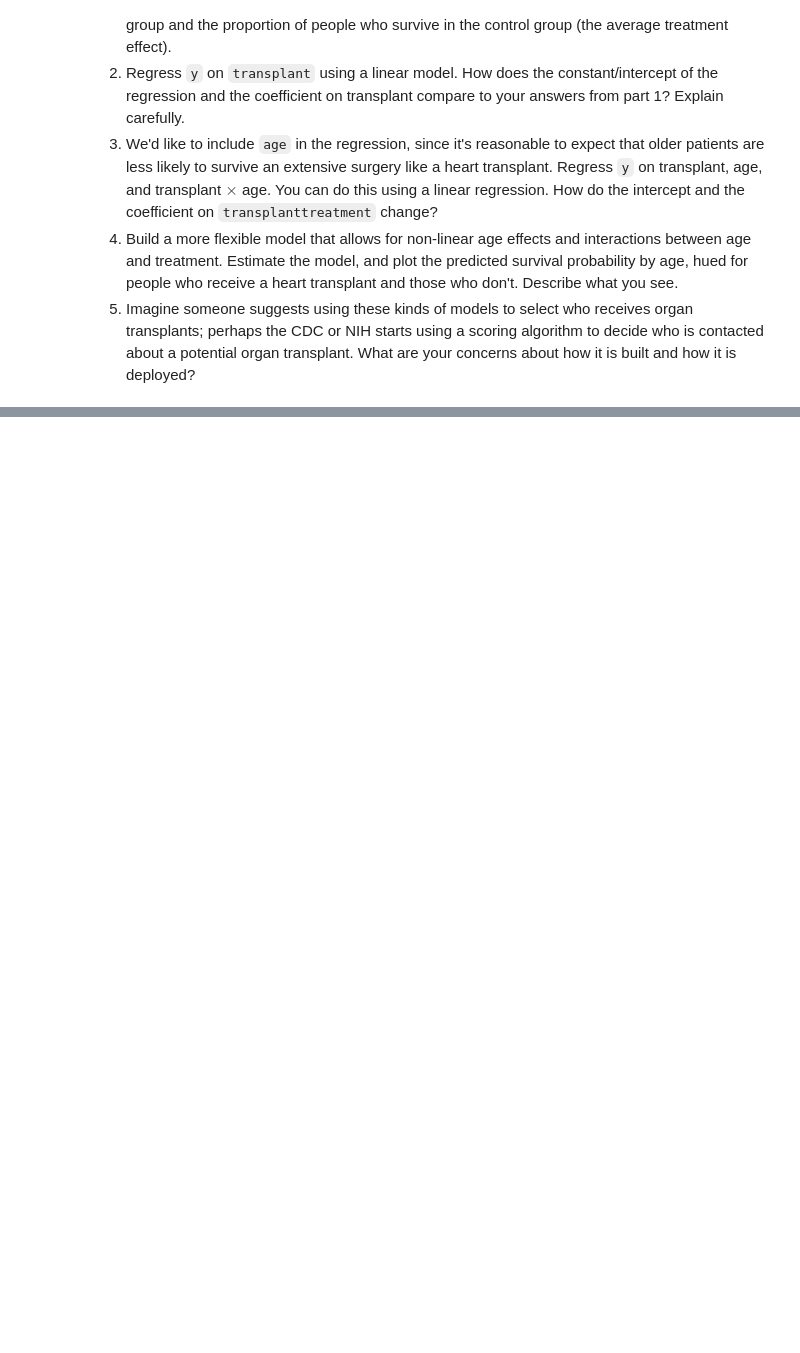
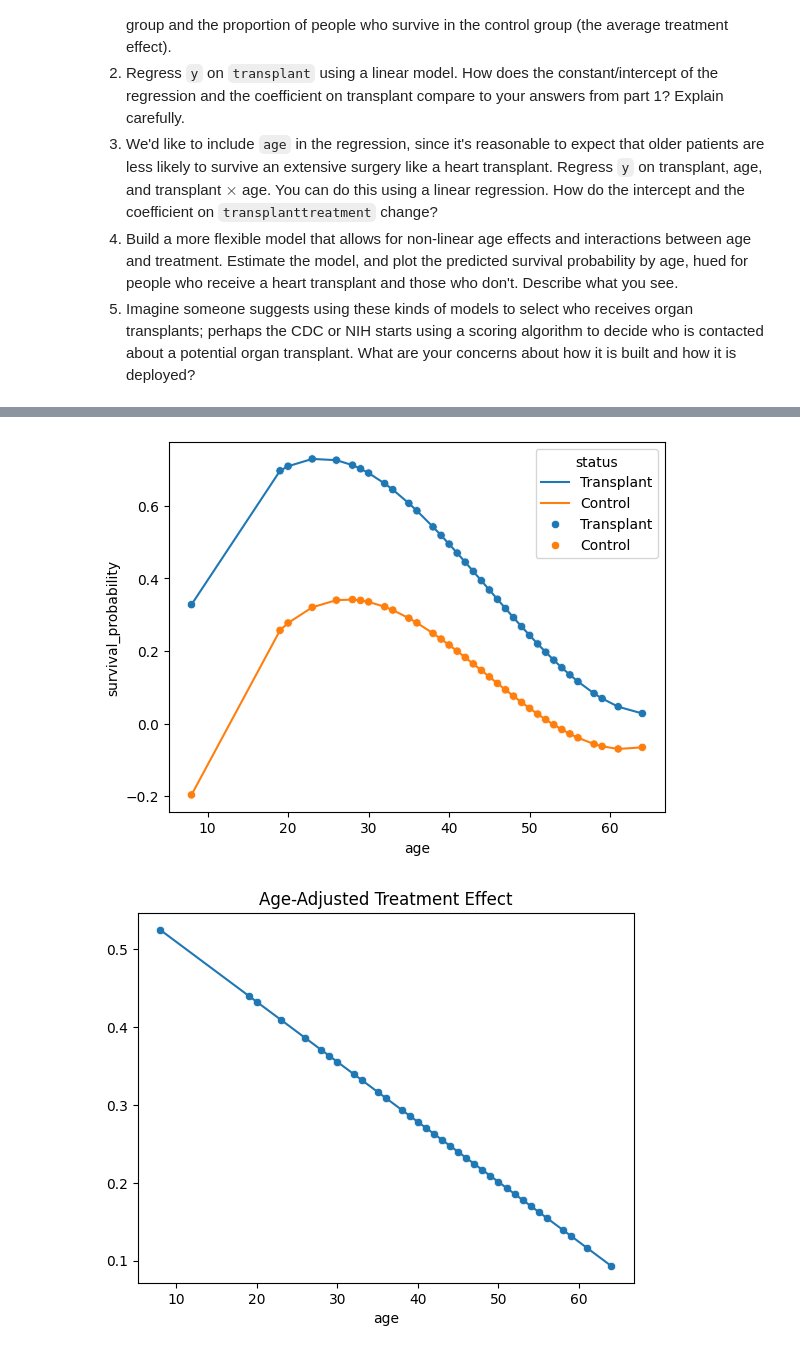
Before and after one commit to briseek/the_bootstrap3001, a Jupyter notebook: assignment_5.ipynb, the cells around one changed output, grey strips where cells are left out. Cells and saved outputs as stored; diff of their text form; code cells hidden in the pictures; blank space fills up the shorter version.

```diff
--- a/assignment_5.ipynb
+++ b/assignment_5.ipynb
@@ -158,0 +250,26 @@ max       35.000000
+# %%
+X_all_transplant = X
+X_all_transplant['treat'] = 1
+X_all_transplant['treatXage'] = X['age']
+y_hat_transplant = reg.predict(X_all_transplant)
+
+X_no_transplant = X
+X_no_transplant['treat'] = 0
+X_no_transplant['treatXage'] = 0
+y_hat_control = reg.predict(X_no_transplant)
+
+gdf_treat = pd.DataFrame({'survival_probability':y_hat_transplant, 'age':X['age'], 'status':'Transplant'})
+gdf_control = pd.DataFrame({'survival_probability':y_hat_control, 'age':X['age'], 'status':'Control'})
+gdf = pd.concat([gdf_treat,gdf_control],axis=0)
+
+sns.lineplot(data=gdf,x='age',y='survival_probability',hue = 'status')
+sns.scatterplot(data=gdf,x='age',y='survival_probability',hue = 'status')
+plt.show()
+
+age_adjusted_treatment_effect = y_hat_transplant - y_hat_control
+sns.lineplot(x=X['age'],y=age_adjusted_treatment_effect).set_title('Age-Adjusted Treatment Effect')
+sns.scatterplot(x=X['age'],y=age_adjusted_treatment_effect)
+plt.show()
+# %% [output]
+[figure, added]
+[figure, added]
```
Also changed, not shown: parts of 10 cells of this notebook.
